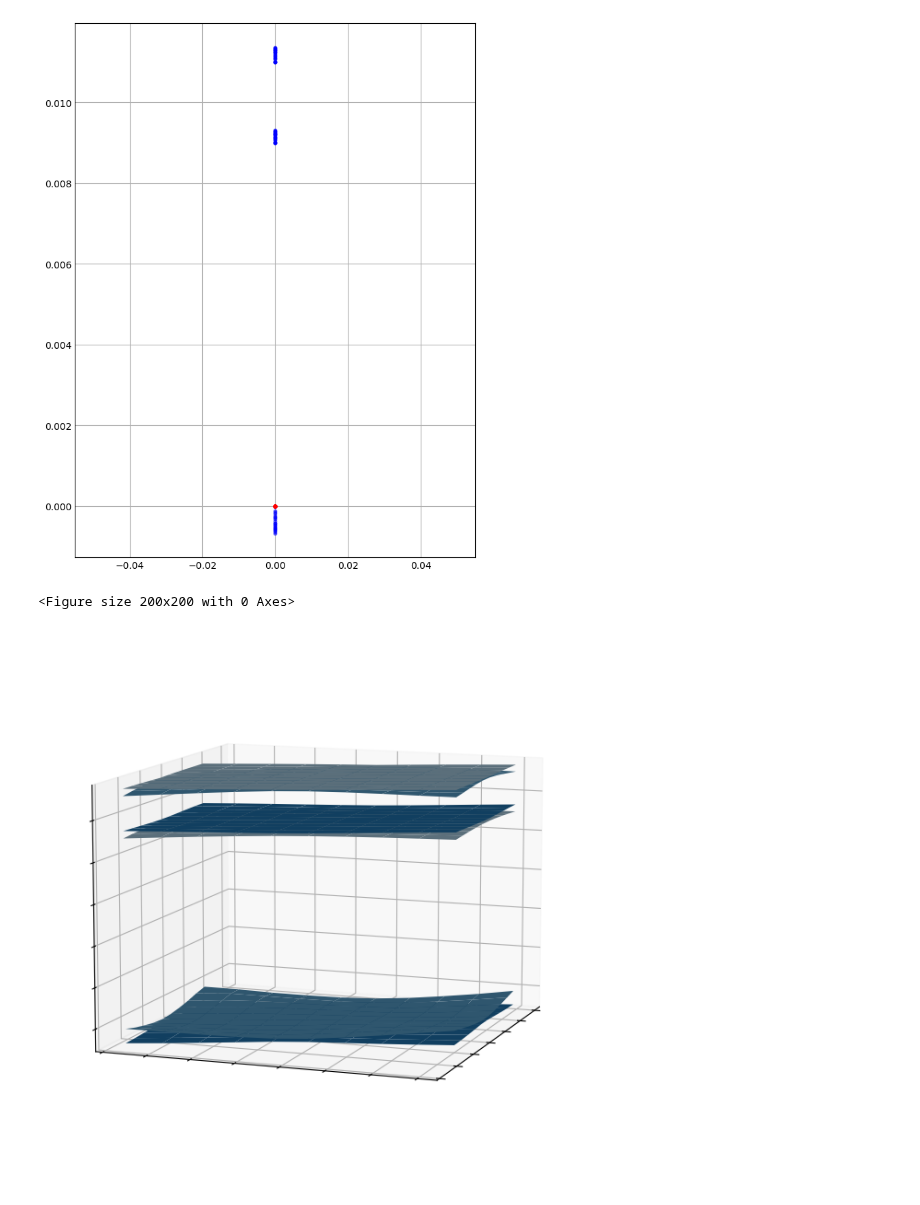
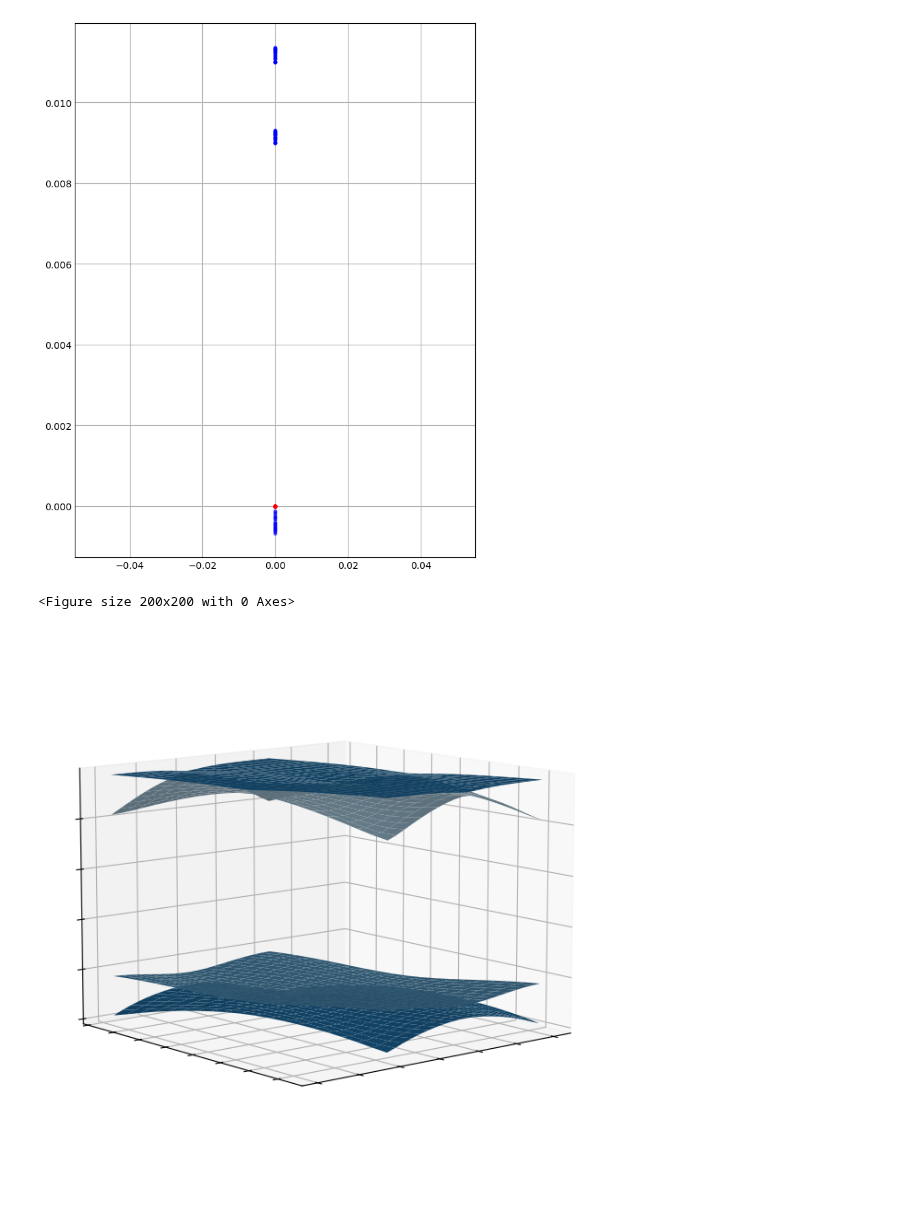
Before and after one commit to ChriGomm/master, a Jupyter notebook: numerics/dip_dip.ipynb, the cells around one changed output. Saved outputs shown, nothing was run; the diff lists cells and outputs as text; code cells hidden in the pictures.

```diff
--- a/numerics/dip_dip.ipynb
+++ b/numerics/dip_dip.ipynb
@@ -262,12 +262,12 @@ k1 = 2*np.pi/3*np.array([-1,np.sqrt(3),0])
 k2 = 4*np.pi/3*np.array([1,0,0])
 # lattice = [latticeA,latticeB]
 
-def bare_interaction(Delta_R_vec: np.ndarray, i: int, j: int) -> float:
+def bare_interaction(Delta_R_vec: np.ndarray, i: int, j: int, interaction_radius: float) -> float:
     """Calculate the bare interaction between two dipoles."""
     Del_R = np.linalg.norm(Delta_R_vec)
     # if Del_R > np.sqrt(3)+0.01:
     # if Del_R > 1.01:
-    if Del_R ==0:
+    if Del_R >interaction_radius:
         return 0
     potential = 0
     if i == j:
@@ -277,12 +277,12 @@ def bare_interaction(Delta_R_vec: np.ndarray, i: int, j: int) -> float:
     potential -= 15/Del_R**7 *Delta_R_vec[i] * Delta_R_vec[j]
     return potential
 
-def bare_interaction_coulomb(Delta_R_vec: np.ndarray, i: int, j:int) -> float:
+def bare_interaction_coulomb(Delta_R_vec: np.ndarray, i: int, j:int, interaction_radius: float) -> float:
     beta = 0.02
     potential = 0
     Del_R = np.linalg.norm(Delta_R_vec)
-    # if Del_R > 5*np.sqrt(3)+0.01:
-    #     return 0
+    if Del_R >interaction_radius:
+        return 0
     if i==j:
         potential += 1
     potential -= 3*Delta_R_vec[i]*Delta_R_vec[j]/Del_R**2
@@ -897,15 +1036,16 @@ eigvals5 = parallel_for([len(t)],wrap_kloop,25).astype(np.complex64)
     # print(1/np.max(np.real(eigs[i]))*np.max(np.real(eigvals2[i].astype(np.complex64))))
 # plt.show()
 # %%
-np.save('coulomb_eig_comparison/eig_gridsize25.npy', eigvals5)
+eigvals2  = np.load('coulomb_eig_comparison/eig_gridsize25.npy')
+# np.save('coulomb_eig_comparison/eig_gridsize25.npy', eigvals5)
 # np.save('coulomb_eig_comparison/eig_gridsize9.npy', eigvals3)
 # np.save('coulomb_eig_comparison/eig_gridsize15.npy', eigvals4)
 # %%
 fig, ax = plt.subplots(1,1,figsize=(6, 8))
-for i in range(eigvals2.shape[0]): # /np.max(np.real(eigs[i]))*np.max(np.real(eigvals2[i])),
-    for j in range(eigvals2.shape[1]):
-        ax.scatter(t[i],eigvals2[i,j],color='green', s=10, alpha=0.5)
-        ax.scatter(t[i],eigvals3[i,j],color='red', s=10, alpha=0.5)
-        ax.scatter(t[i],eigvals4[i,j],color='0',s=10)
+for i in range(eigvals5.shape[0]): # /np.max(np.real(eigs[i]))*np.max(np.real(eigvals2[i])),
+    for j in range(eigvals5.shape[1]):
+        ax.scatter(t[i],eigvals2[i,j]/np.max(eigvals2[j])*np.max(eigvals5[j]),color='green', s=10, alpha=0.5)
+        # ax.scatter(t[i],eigvals3[i,j],color='red', s=10, alpha=0.5)
+        ax.scatter(t[i],eigvals5[i,j],color='0',s=10)
 plt.show()
 # %% [output]
@@ -926,18 +1066,28 @@ k2 = 4*np.pi/3*np.array([1,0,0])
 
 fig, ax = plt.subplots(figsize=(8, 6))
 
-grid_size = 10
+grid_size = 20
 
 k_index = np.arange(-grid_size//2,grid_size//2)/grid_size
 eigenvals = np.zeros((6,grid_size,grid_size))
 eigenvals2 = np.zeros((3,grid_size,grid_size))
+kx = np.zeros((grid_size,grid_size))
+def wrap_kx(i,j,m):
+    i -= grid_size//2
+    j -= grid_size//2
+    k = i/grid_size * k1 + j/grid_size * k2
+    dmat = D_mat(k,bare_interaction_coulomb,bare_interaction_coulomb_onsite,grid_size)
+    eigvals, eigvecs = np.linalg.eig(dmat)
+    return sorted(np.real(eigvals[:]) )
+
 for i in range(-grid_size//2,grid_size//2):
     for j in range(-grid_size//2,grid_size//2):
 
         k = i/grid_size * k1 + j/grid_size * k2
-        dmat = D_mat(k,bare_interaction_coulomb,bare_interaction_coulomb_onsite,60)
+        kx[i,j] = k[0]
+        dmat = D_mat(k,bare_interaction_coulomb,bare_interaction_coulomb_onsite,grid_size)
         # dmat = D_mat(k)
-        # dmat = D_mat(k,bare_interaction,no_onsite_interaction,6)
+        # dmat = D_mat(k,bare_interaction_coulomb,no_onsite_interaction,40)
         # dmat3 = D_mat_nn(k)
         # dmat1 = np.zeros((3,3),dtype=complex)
         # # dmat5 = np.zeros((3,3),dtype=complex)
@@ -958,7 +1108,7 @@ for i in range(-grid_size//2,grid_size//2):
 for h in range(2,6):
     for j in range(grid_size):
 
-            ax.scatter(2/np.pi/np.sqrt(3)*k_index, eigenvals[h, :, j], color='blue', s=10, alpha=0.5)
+            ax.scatter(kx[:,j], eigenvals[h, :, j], color='blue', s=10, alpha=0.5)
         #     ax.scatter(2/np.pi/np.sqrt(3)*k_index, eigenvals2[h, :, j], color='red', s=10, alpha=0.5)
 
 plt.show()
@@ -1012,29 +1162,29 @@ plt.show()
 # %%
 from matplotlib import cm
 
 plt.style.use('_mpl-gallery')
 
 # Make data
 k = np.zeros((grid_size, grid_size,2))
 for i in range(grid_size):
     for j in range(grid_size):
         k[j,i,0] = 2*np.pi/3*(-k_index[i]+2*k_index[j])
         k[j,i,1] = 2/np.pi/np.sqrt(3)*k_index[i]
 
 plt.figure()
 # for i in range(grid_size):
 #     for j in range(grid_size):
 #         plt.scatter(k[i,j,0], k[i,j,1], color='blue', s=10, alpha=0.5)
 # Plot the surface
 fig, ax = plt.subplots(subplot_kw={"projection": "3d"},figsize=(8, 6))
-for i in range(eigenvals.shape[0]):
+for i in range(2,eigenvals.shape[0]):
     ax.plot_surface(k[:,:,0], k[:,:,1], eigenvals[i,:,:])
-ax.view_init(elev=10, azim=20)
+ax.view_init(elev=10, azim=50)
 ax.set(xticklabels=[],
        yticklabels=[],
        zticklabels=[])
 
 plt.show()
 # %% [output]
 <Figure size 200x200 with 0 Axes>
-[figure, old version]
+[figure, new version]
```
Also changed, not shown: parts of 8 cells of this notebook.
